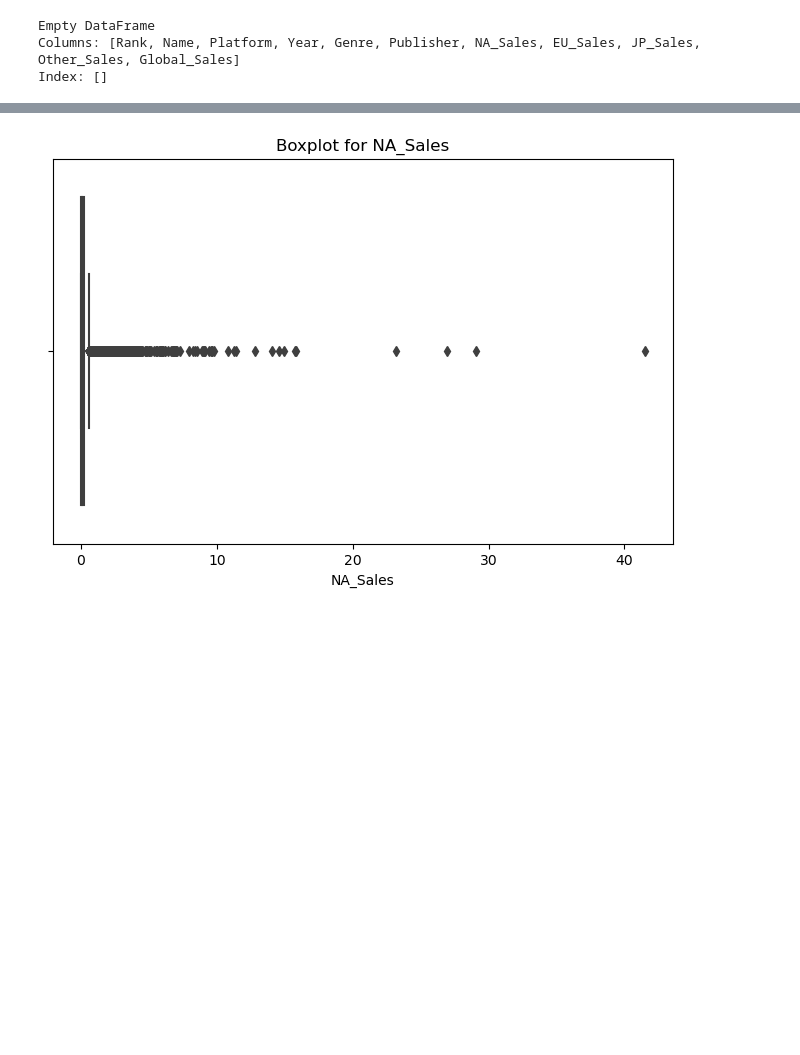
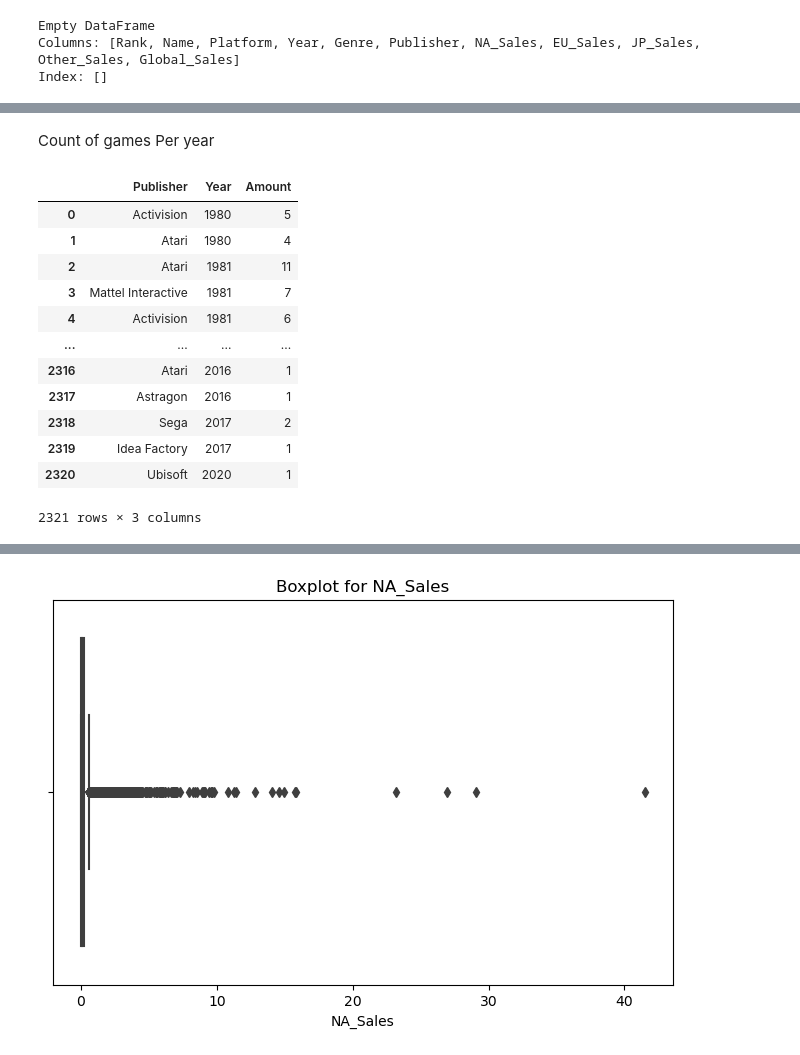
Before and after one commit to Elixir-sir/TASK-INTERN-CAREER, a Jupyter notebook: Vg_Sales_Analysis_notebook.ipynb, the cells around one changed output, grey strips where cells are left out. Drawn from its saved outputs; the diff is of its cells as text; code cells hidden in the pictures; blank space fills up the shorter version.

```diff
--- a/Vg_Sales_Analysis_notebook.ipynb
+++ b/Vg_Sales_Analysis_notebook.ipynb
@@ -77,0 +182,22 @@ max    16600.000000   2020.000000  ...     10.570000     82.740000
+# %% [markdown]
+Count of games Per year
+# %%
+Amount_by_pub = vg_sales.groupby(
+    'Year')['Publisher'].value_counts().reset_index('Year')
+Amount_by_pub.columns = ['Year', 'Amount']
+Amount_by_pub.reset_index(inplace=True)
+Amount_by_pub
+# %% [output]
+|  | Publisher | Year | Amount |
+| 0 | Activision | 1980 | 5 |
+| 1 | Atari | 1980 | 4 |
+| 2 | Atari | 1981 | 11 |
+| 3 | Mattel Interactive | 1981 | 7 |
+| 4 | Activision | 1981 | 6 |
+| ... | ... | ... | ... |
+| 2316 | Atari | 2016 | 1 |
+| 2317 | Astragon | 2016 | 1 |
+| 2318 | Sega | 2017 | 2 |
+| 2319 | Idea Factory | 2017 | 1 |
+| 2320 | Ubisoft | 2020 | 1 |
+2321 rows × 3 columns
```
Also changed, not shown: parts of 16 cells of this notebook.
